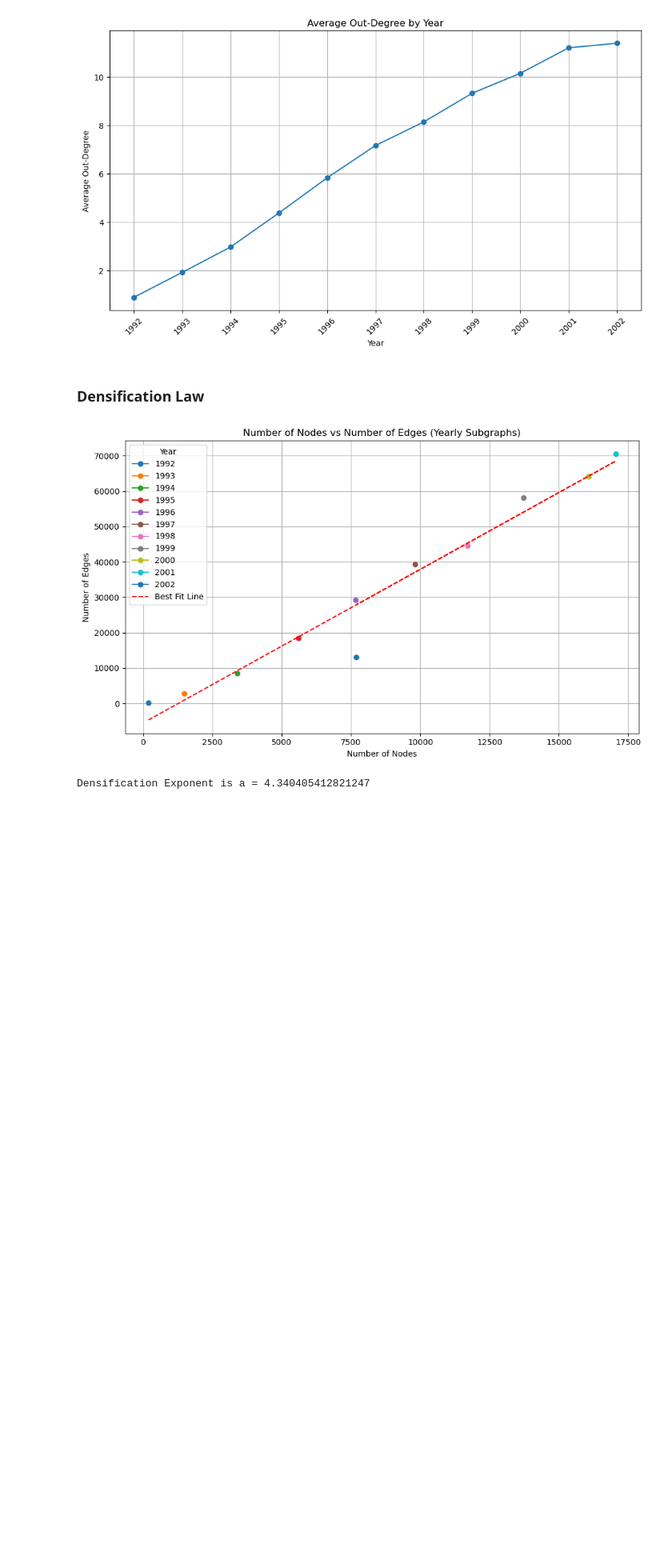
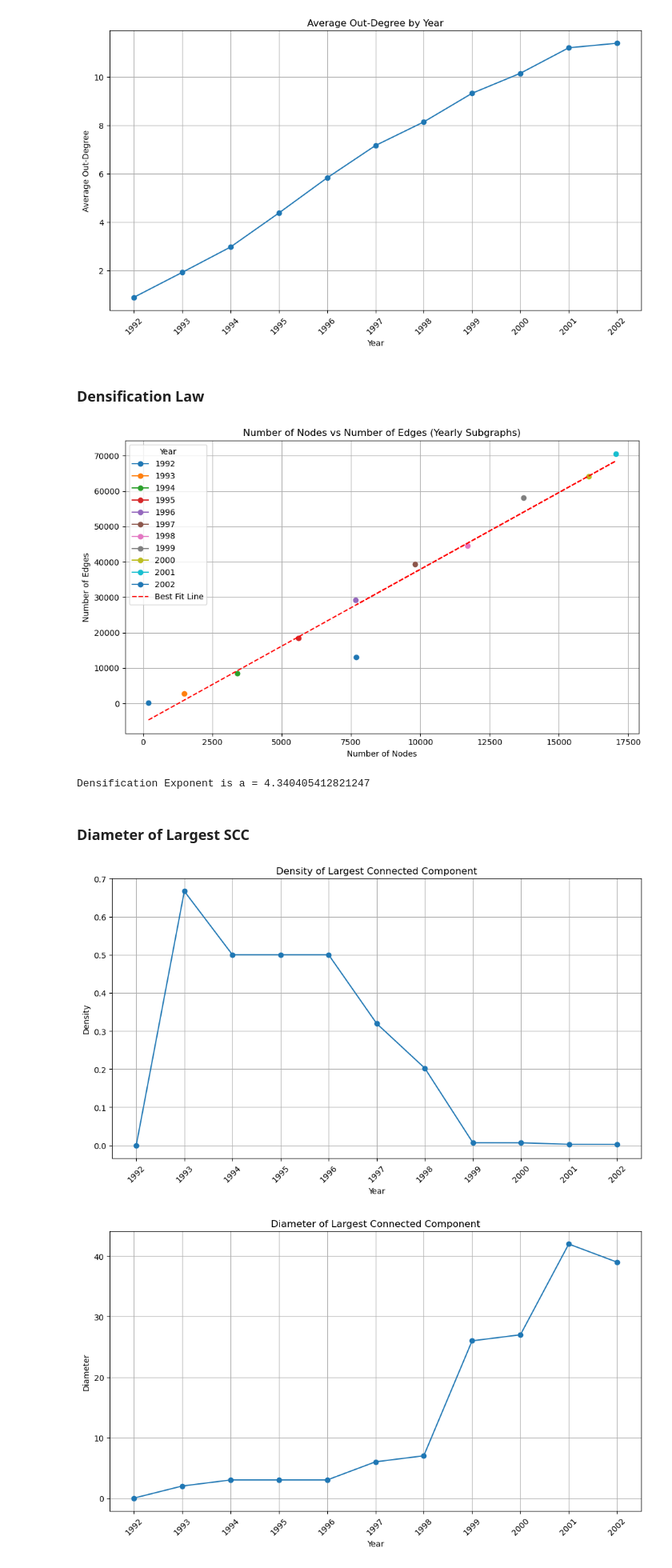
Before and after one commit to ChetaNMahipaL/Graph_Neural_Network, a Jupyter notebook: Task_1.ipynb, the cells around one changed output. Shown at 80% size. Cells and saved outputs as stored; diff of their text form; code cells hidden in the pictures; blank space fills up the shorter version.

```diff
--- a/Task_1.ipynb
+++ b/Task_1.ipynb
@@ -313,3 +311,62 @@ print("Densification Exponent is a =", slope)
 # %% [output]
 [figure]
 Densification Exponent is a = 4.340405412821247
+# %% [markdown]
+### **Diameter of Largest SCC**
+# %%
+df_merged['Year'] = df_merged['Date'].dt.year
+den_by_year={}
+dia_by_year = {}
+grouped = df_merged.groupby('Year')
+
+for year, group in grouped:
+    filtered_data = df_merged[df_merged['Year'] <= year]
+    G = nx.from_pandas_edgelist(filtered_data, 'FromNodeId', 'ToNodeId', create_using=nx.DiGraph())
+
+    # Get the largest connected component
+    largest_cc = max(nx.strongly_connected_components(G), key=len)
+    G_lcc = G.subgraph(largest_cc)
+
+    # Compute diameter of the largest connected component
+    dia = nx.diameter(G_lcc)
+    dia_by_year[year] = dia
+
+    density = nx.density(G_lcc)
+    den_by_year[year] = density
+
+    # print("Density:", density)
+    # print("Diameter of largest connected component:", dia)
+
+
+years = list(den_by_year.keys())
+den = list(den_by_year.values())
+
+# Plotting
+plt.figure(figsize=(10, 6))
+plt.plot(years, den, marker='o', linestyle='-')
+plt.title('Density of Largest Connected Component')
+plt.xlabel('Year')
+plt.ylabel('Density')
+plt.grid(True)
+plt.xticks(years, rotation=45)
+plt.tight_layout()
+plt.show()
+# plt.savefig("DensitySCC.png")
+
+years = list(dia_by_year.keys())
+dia = list(dia_by_year.values())
+
+# Plotting
+plt.figure(figsize=(10, 6))
+plt.plot(years, dia, marker='o', linestyle='-')
+plt.title('Diameter of Largest Connected Component')
+plt.xlabel('Year')
+plt.ylabel('Diameter')
+plt.grid(True)
+plt.xticks(years, rotation=45)
+plt.tight_layout()
+plt.show()
+# plt.savefig("DiameterSCC.png")
+# %% [output]
+[figure, added]
+[figure, added]
```
Also changed, not shown: parts of 1 cell of this notebook, 2 other files.
